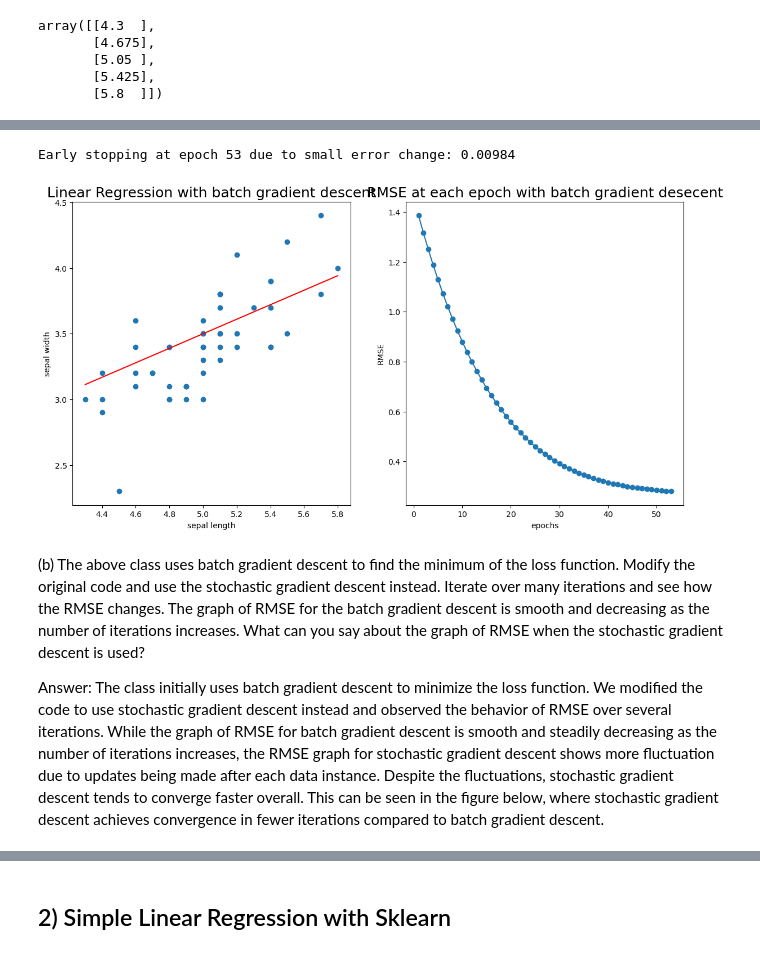
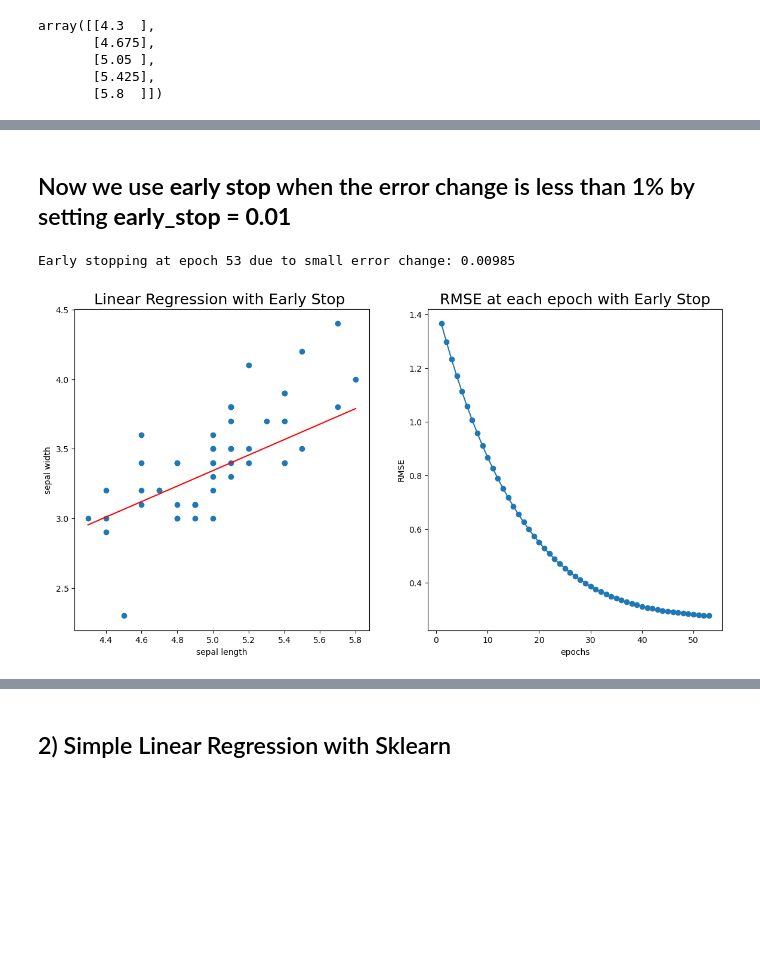
Before and after one commit to DeekshithaGona/EDS-machine-learning-, a Jupyter notebook: Lecture_5_Linear_Regression.ipynb, the cells around one changed output, grey strips where cells are left out. Drawn from its saved outputs; the diff is of its cells as text; code cells hidden in the pictures; blank space fills up the shorter version.

```diff
--- a/Lecture_5_Linear_Regression.ipynb
+++ b/Lecture_5_Linear_Regression.ipynb
@@ -136,10 +149,8 @@ class MyLinReg(object):
 
     Methods
     -------
-    fit(self, X, y, alpha = 0.001, epochs = 10)
-        Iterates the batch gradient descent algorithm through each sample
-        a total of epochs number of times with learning rate alpha. The data
-        consists of the feature vector X and the associated target y.
+    fit(self, X, y, alpha = 0.001, epochs = 10,mode = "batch")
+        mode can choose between "batch" and "stochastic"
 
     predict(self, X)
         Uses the weights and bias, the feature vector X, and the
@@ -148,7 +159,7 @@ class MyLinReg(object):
     def __init__(self, activation_function):
         self.activation_function = activation_function
 
-    def fit(self, X, y, alpha = 0.001, epochs = 10,early_stop = 0.01,mode = "batch"):
+    def fit(self, X, y, alpha = 0.001, epochs = 100 ,early_stop = 0, mode = "batch"):
         self.theta = np.random.rand(X.shape[1] + 1)
         self.errors = []
         n = X.shape[0]
@@ -296,0 +263,22 @@ By setting the early stopping error change threshold at 0.01, we observe that th
+# %%
+model = MyLinReg(identity_function)
+model.fit(X, y, epochs = 100, alpha = 0.001)
+
+domain_x = np.linspace(np.min(X), np.max(X), 2)
+domain_y = model.predict(domain_x.reshape(-1, 1))
+
+fig, (ax1, ax2) = plt.subplots(1, 2, figsize=(14,7))
+
+ax1.scatter(X, y)
+ax1.plot(domain_x, domain_y, color = "red")
+ax1.set_xlabel("sepal length")
+ax1.set_ylabel("sepal width")
+ax1.set_title("Linear Regression with 100 epoches", fontsize = 18)
+
+ax2.plot(range(1, len(model.errors) + 1),
+         np.sqrt(model.errors),
+         marker = "o")
+ax2.set_xlabel("epochs")
+ax2.set_ylabel("RMSE")
+ax2.set_xticks(range(0, len(model.errors) + 1, 10))
+ax2.set_title("RMSE with 100 Epoches", fontsize = 18);
@@ -297,31 +287,27 @@ By setting the early stopping error change threshold at 0.01, we observe that th
+# %% [markdown]
+## Now  we use **early stop** when the error change is less than 1% by setting **early_stop = 0.01**
 # %%
 model = MyLinReg(identity_function)
-model.fit(X, y, alpha = 0.001, epochs = 100,early_stop = 0.01,mode = "batch")
+model.fit(X, y, alpha = 0.001, epochs = 100,early_stop = 0.01) #set early stop = 0.01
 
 domain_x = np.linspace(np.min(X), np.max(X), 2)
 domain_y = model.predict(domain_x.reshape(-1, 1))
 
 fig, (ax1, ax2) = plt.subplots(1, 2, figsize=(14,7))
 
 ax1.scatter(X, y)
 ax1.plot(domain_x, domain_y, color = "red")
 ax1.set_xlabel("sepal length")
 ax1.set_ylabel("sepal width")
-ax1.set_title("Linear Regression with batch gradient descent", fontsize = 18)
+ax1.set_title("Linear Regression with Early Stop ", fontsize = 18)
 
 ax2.plot(range(1, len(model.errors) + 1),
          np.sqrt(model.errors),
          marker = "o")
 ax2.set_xlabel("epochs")
 ax2.set_ylabel("RMSE")
 ax2.set_xticks(range(0, len(model.errors) + 1, 10))
-ax2.set_title("RMSE at each epoch with batch gradient desecent", fontsize = 18);
+ax2.set_title("RMSE at each epoch with Early Stop", fontsize = 18);
 # %% [output]
-Early stopping at epoch 53 due to small error change: 0.00984
+Early stopping at epoch 53 due to small error change: 0.00985
-[figure, old version]
+[figure, new version]
-# %% [markdown]
-
-
-(b) The above class uses batch gradient descent to find the minimum of the loss function. Modify the original code and use the stochastic gradient descent instead. Iterate over many iterations and see how the RMSE changes. The graph of RMSE for the batch gradient descent is smooth and decreasing as the number of iterations increases. What can you say about the graph of RMSE when the stochastic gradient descent is used?
-
-Answer: The class initially uses batch gradient descent to minimize the loss function. We modified the code to use stochastic gradient descent instead and observed the behavior of RMSE over several iterations. While the graph of RMSE for batch gradient descent is smooth and steadily decreasing as the number of iterations increases, the RMSE graph for stochastic gradient descent shows more fluctuation due to updates being made after each data instance. Despite the fluctuations, stochastic gradient descent tends to converge faster overall. This can be seen in the figure below, where stochastic gradient descent achieves convergence in fewer iterations compared to batch gradient descent.
```
Also changed, not shown: parts of 65 cells of this notebook.
